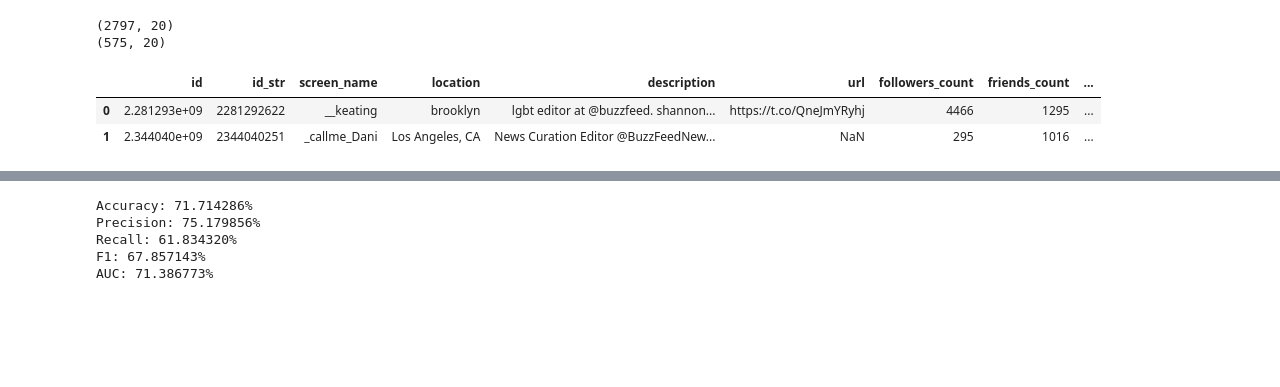
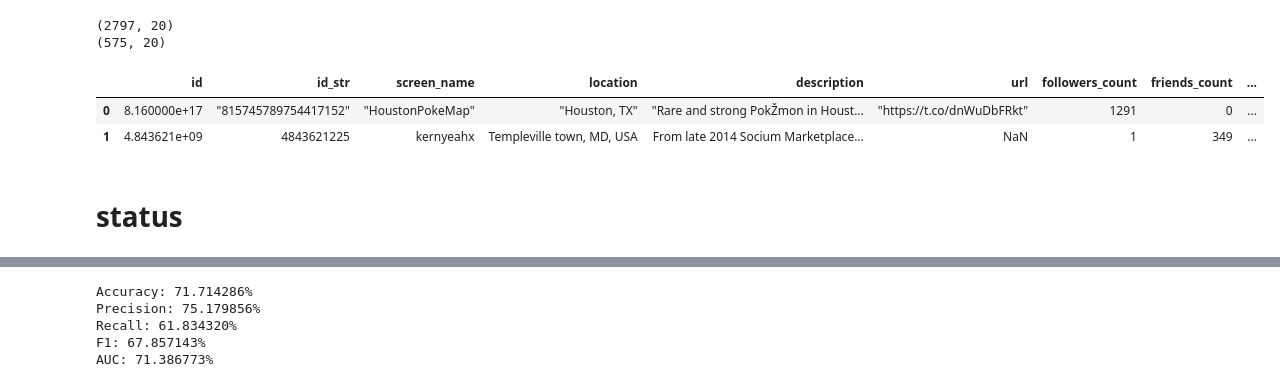
Before and after one commit to qiweizhou94/ML_TwitterProject, a Jupyter notebook: final/final_project.ipynb, the cells around one changed output, grey strips where cells are left out. Saved outputs shown, nothing was run; the diff lists cells and outputs as text; code cells hidden in the pictures; blank space fills up the shorter version.

```diff
--- a/final/final_project.ipynb
+++ b/final/final_project.ipynb
@@ -1,23 +1,23 @@
 # %%
 import pandas as pd
 import numpy as np
 import random
 import matplotlib.pyplot as plt
 import csv
 from pandas import Series
 %matplotlib inline
 path_to_data = '../data/'
 train_data = pd.read_csv(path_to_data + 'training_data.csv')
 test_data = pd.read_csv(path_to_data + 'test_data.csv')
 print(train_data.shape)
 print(test_data.shape)
-test_data.head(2)
+train_data.head(2)
 # %% [output]
 (2797, 20)
 (575, 20)
 |  | id | id_str | screen_name | location | description | url | followers_count | friends_count | ... |
-| 0 | 2.281293e+09 | 2281292622 | __keating | brooklyn | lgbt editor at @buzzfeed. shannon... | https://t.co/QneJmYRyhj | 4466 | 1295 | ... |
-| 1 | 2.344040e+09 | 2344040251 | _callme_Dani | Los Angeles, CA | News Curation Editor @BuzzFeedNew... | NaN | 295 | 1016 | ... |
+| 0 | 8.160000e+17 | "815745789754417152" | "HoustonPokeMap" | "Houston, TX" | "Rare and strong PokŽmon in Houst... | "https://t.co/dnWuDbFRkt" | 1291 | 0 | ... |
+| 1 | 4.843621e+09 | 4843621225 | kernyeahx | Templeville town, MD, USA | From late 2014 Socium Marketplace... | NaN | 1 | 349 | ... |
 # %%
 #status as feature
 #encode string with utf-8
@@ -30,6 +30,8 @@ from sklearn.cross_validation import cross_val_score,train_test_split
 all_data = train_data_nafill
 target = train_data.bot
 X_train, X_test, y_train, y_test = train_test_split(all_data, target, random_state = 1)
+# %% [markdown]
+# status
 # %%
 #Train CountVectorizer
 from sklearn.feature_extraction.text import CountVectorizer
```
Also changed, not shown: parts of 23 cells of this notebook, 2 other files.
